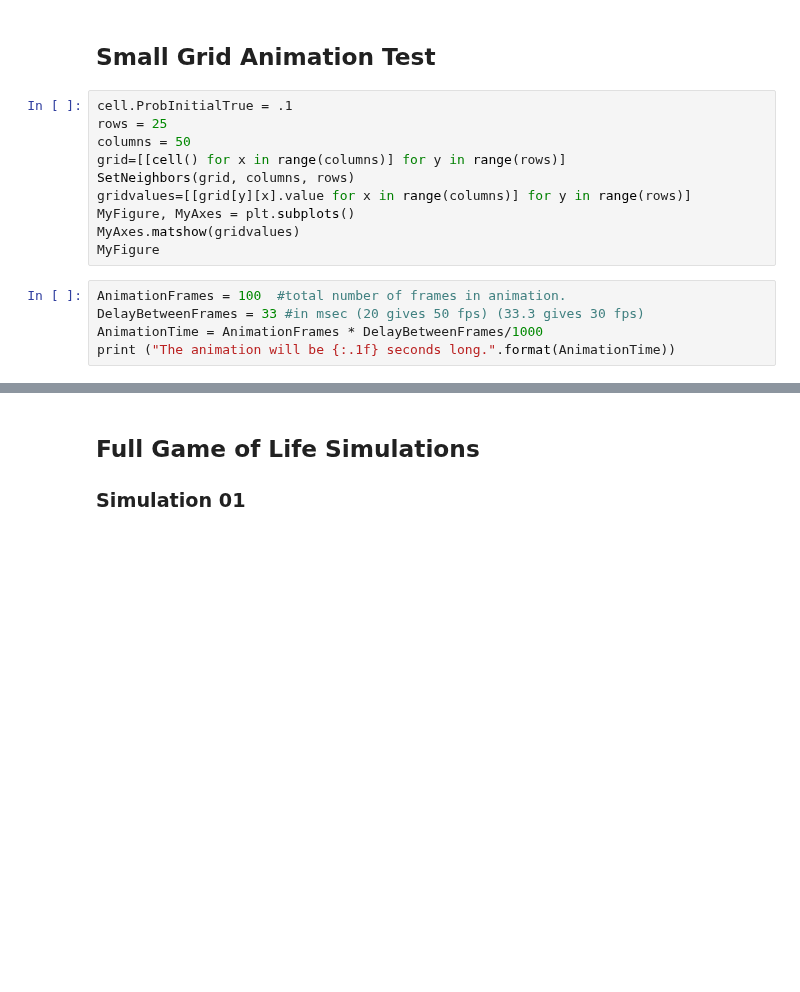
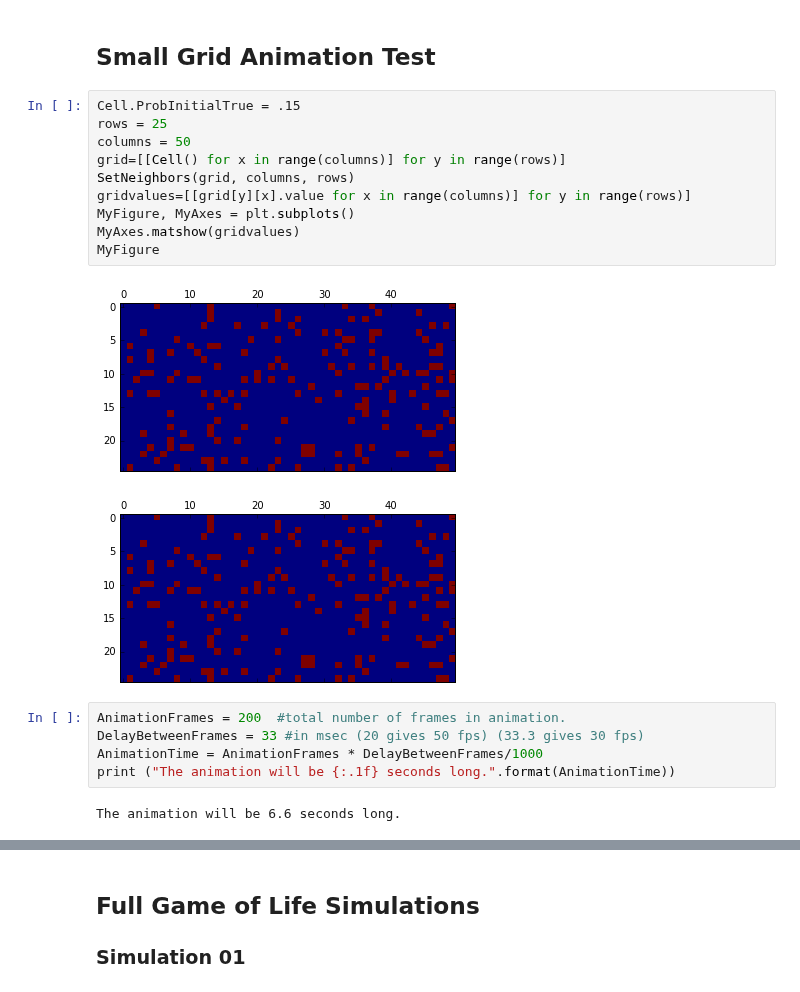
Before and after one commit to UCO-CSPI/CellularAutomaton, a Jupyter notebook: testing.ipynb, the cells around one changed output, grey strips where cells are left out. Cells and saved outputs as stored; diff of their text form; blank space fills up the shorter version.

```diff
--- a/testing.ipynb
+++ b/testing.ipynb
@@ -148,20 +125,25 @@ u()
 # %% [markdown]
 <h2>Small Grid Animation Test</h2>
 # %%
-cell.ProbInitialTrue = .1
+Cell.ProbInitialTrue = .15
 rows = 25
 columns = 50
-grid=[[cell() for x in range(columns)] for y in range(rows)]
+grid=[[Cell() for x in range(columns)] for y in range(rows)]
 SetNeighbors(grid, columns, rows)
 gridvalues=[[grid[y][x].value for x in range(columns)] for y in range(rows)]
 MyFigure, MyAxes = plt.subplots()
 MyAxes.matshow(gridvalues)
 MyFigure
+# %% [output]
+[figure, added]
+[figure, added]
 # %%
-AnimationFrames = 100  #total number of frames in animation.
+AnimationFrames = 200  #total number of frames in animation.
 DelayBetweenFrames = 33 #in msec (20 gives 50 fps) (33.3 gives 30 fps)
 AnimationTime = AnimationFrames * DelayBetweenFrames/1000
 print ("The animation will be {:.1f} seconds long.".format(AnimationTime))
+# %% [output]
+The animation will be 6.6 seconds long.
 # %%
 MyAnimation = animation.FuncAnimation(MyFigure, af,
                                frames=AnimationFrames, interval=DelayBetweenFrames, blit=False)
```
Also changed, not shown: parts of 24 cells of this notebook, 3 other files.
